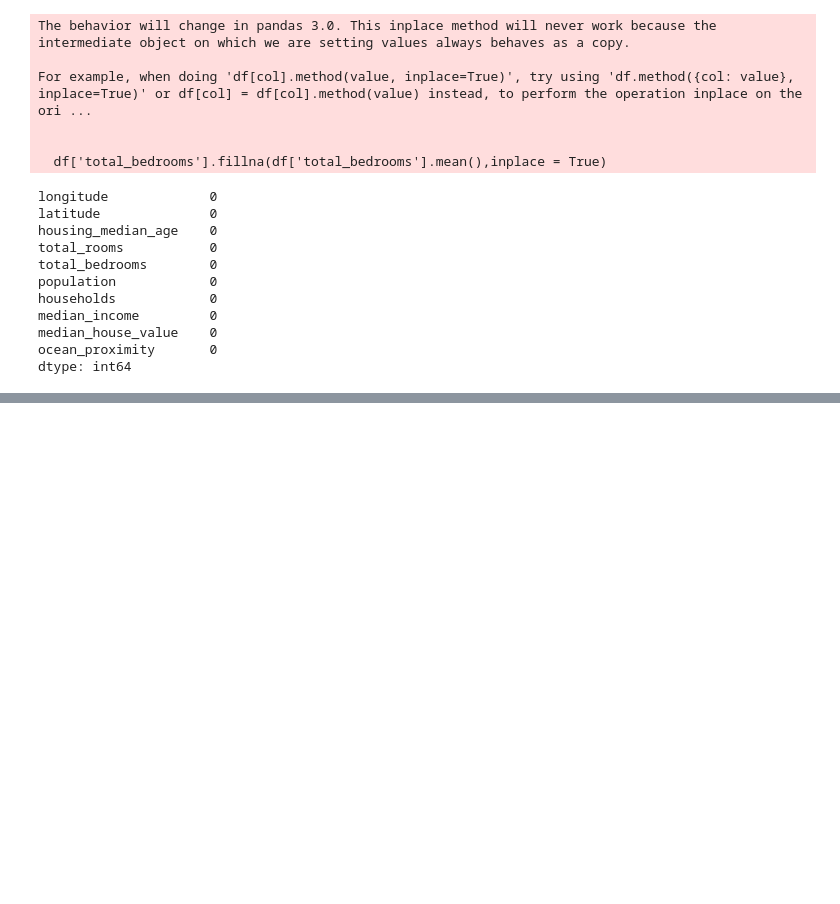
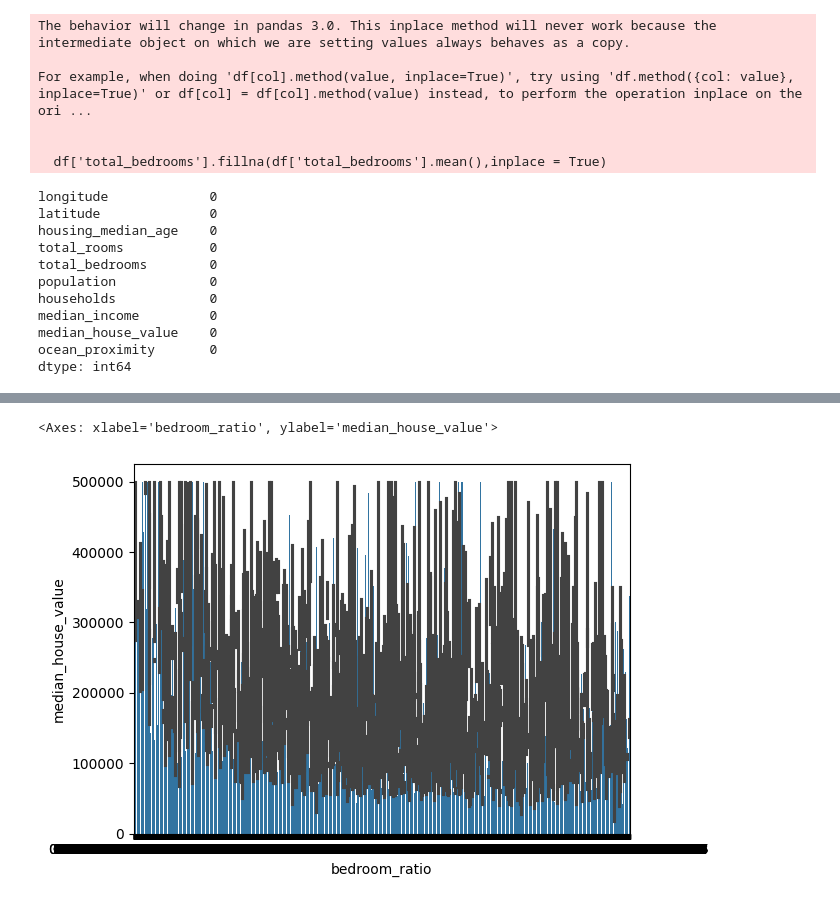
Before and after one commit to Ananthkrishnandayanithi/ML_PROJECT, a Jupyter notebook: House_predict.ipynb, the cells around one changed output, grey strips where cells are left out. Cells and saved outputs as stored; diff of their text form; code cells hidden in the pictures; blank space fills up the shorter version.

```diff
--- a/House_predict.ipynb
+++ b/House_predict.ipynb
@@ -140,0 +176,5 @@ dtype: int64
+# %%
+sns.barplot(x="bedroom_ratio",y="median_house_value",data=df)
+# %% [output]
+<Axes: xlabel='bedroom_ratio', ylabel='median_house_value'>
+[figure, added]
```
Also changed, not shown: parts of 15 cells of this notebook.
